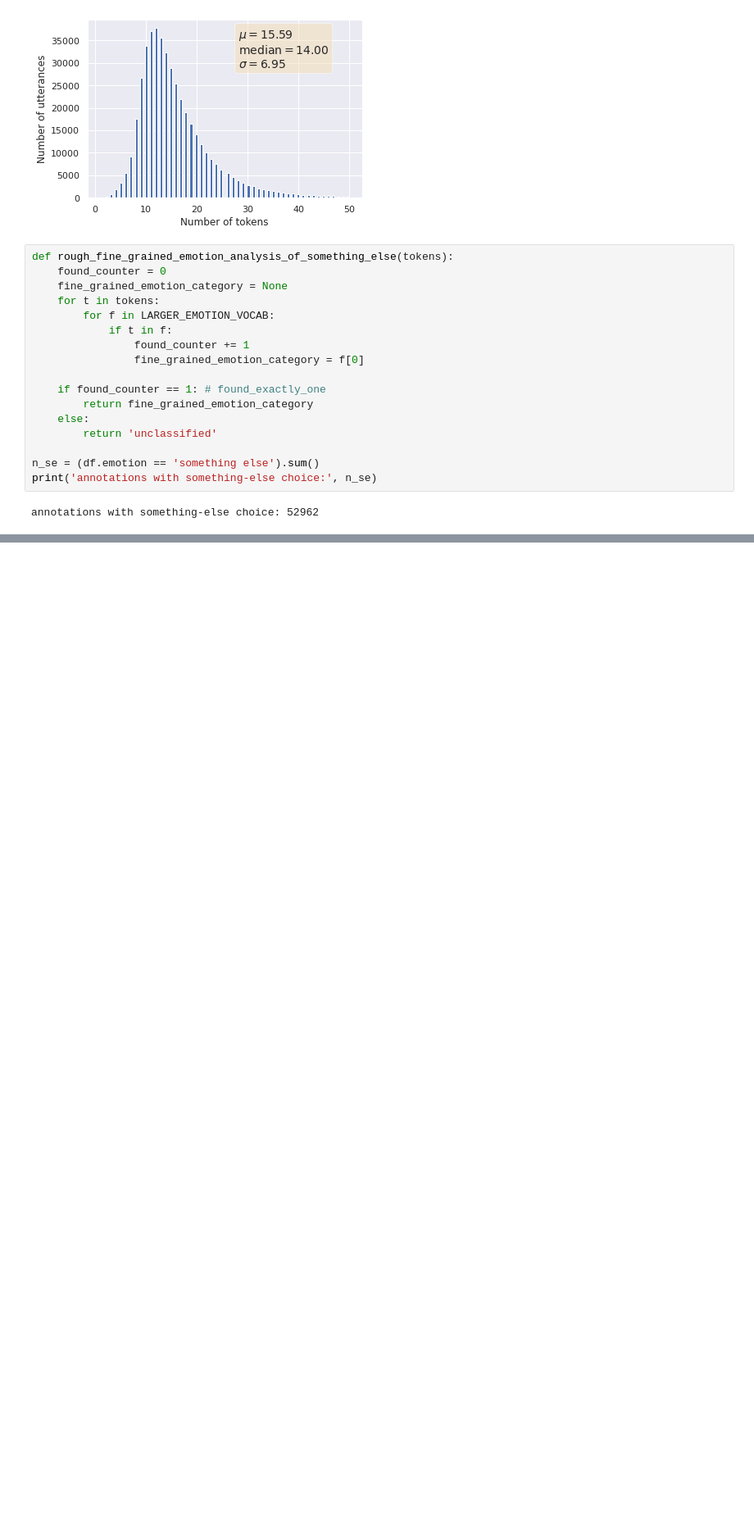
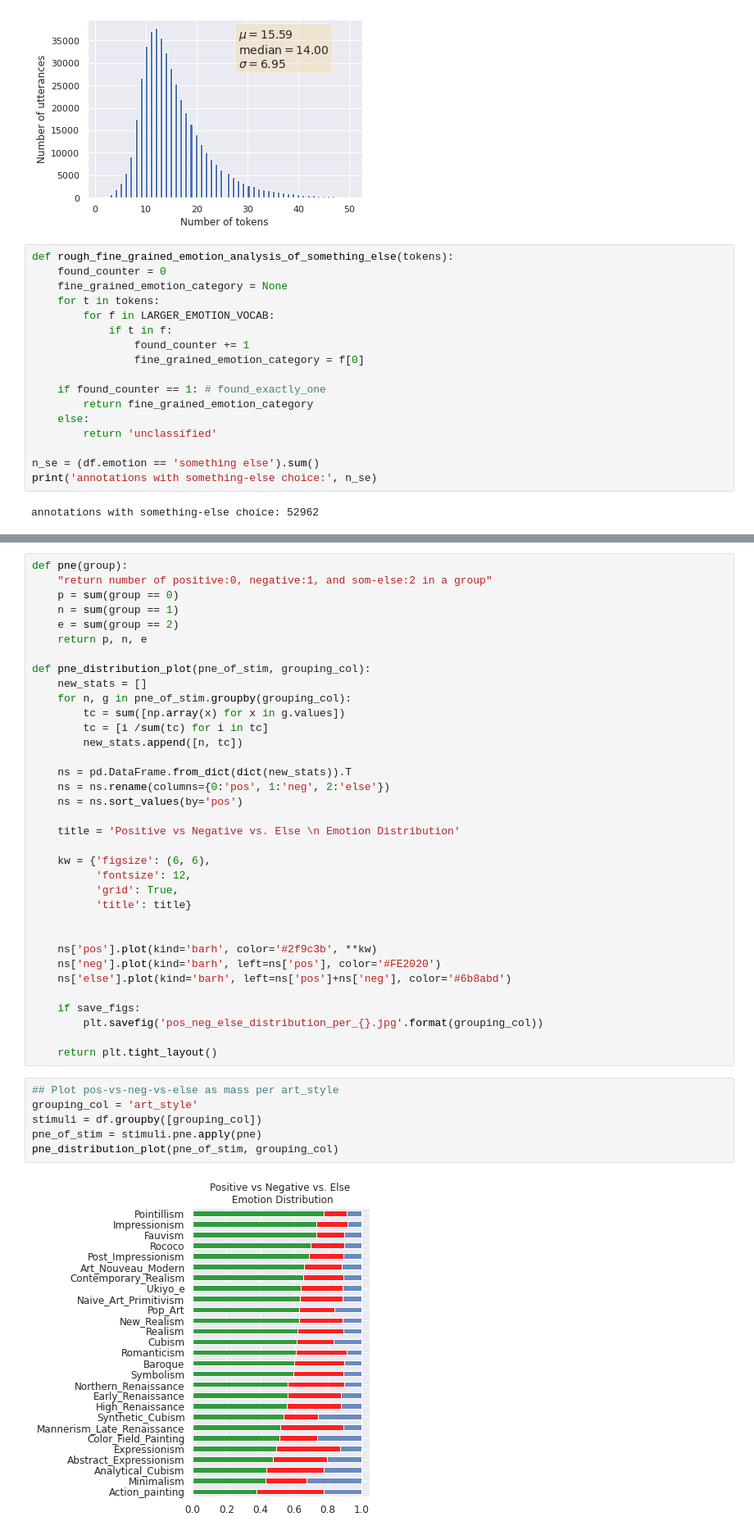
Before and after one commit to optas/artemis, a Jupyter notebook: artemis/notebooks/analysis/analyzing_artemis.ipynb, the cells around one changed output, grey strips where cells are left out. Shown at 82% size. Cells and saved outputs as stored; diff of their text form; blank space fills up the shorter version.

```diff
--- a/artemis/notebooks/analysis/analyzing_artemis.ipynb
+++ b/artemis/notebooks/analysis/analyzing_artemis.ipynb
@@ -359 +360,44 @@ exhilarating          3
 Name: tokens, dtype: int64
+# %%
+def pne(group):
+    "return number of positive:0, negative:1, and som-else:2 in a group"
+    p = sum(group == 0)
+    n = sum(group == 1)
+    e = sum(group == 2)
+    return p, n, e
+
+def pne_distribution_plot(pne_of_stim, grouping_col):
+    new_stats = []
+    for n, g in pne_of_stim.groupby(grouping_col):
+        tc = sum([np.array(x) for x in g.values])
+        tc = [i /sum(tc) for i in tc]
+        new_stats.append([n, tc])
+
+    ns = pd.DataFrame.from_dict(dict(new_stats)).T
+    ns = ns.rename(columns={0:'pos', 1:'neg', 2:'else'})
+    ns = ns.sort_values(by='pos')
+
+    title = 'Positive vs Negative vs. Else \n Emotion Distribution'
+
+    kw = {'figsize': (6, 6),
+          'fontsize': 12,
+          'grid': True,
+          'title': title}
+
+
+    ns['pos'].plot(kind='barh', color='#2f9c3b', **kw)
+    ns['neg'].plot(kind='barh', left=ns['pos'], color='#FE2020')
+    ns['else'].plot(kind='barh', left=ns['pos']+ns['neg'], color='#6b8abd')
+
+    if save_figs:
+        plt.savefig('pos_neg_else_distribution_per_{}.jpg'.format(grouping_col))
+
+    return plt.tight_layout()
+# %%
+## Plot pos-vs-neg-vs-else as mass per art_style
+grouping_col = 'art_style'
+stimuli = df.groupby([grouping_col])
+pne_of_stim = stimuli.pne.apply(pne)
+pne_distribution_plot(pne_of_stim, grouping_col)
+# %% [output]
+[figure, added]
```
Also changed, not shown: parts of 10 cells of this notebook, 1 other file.
